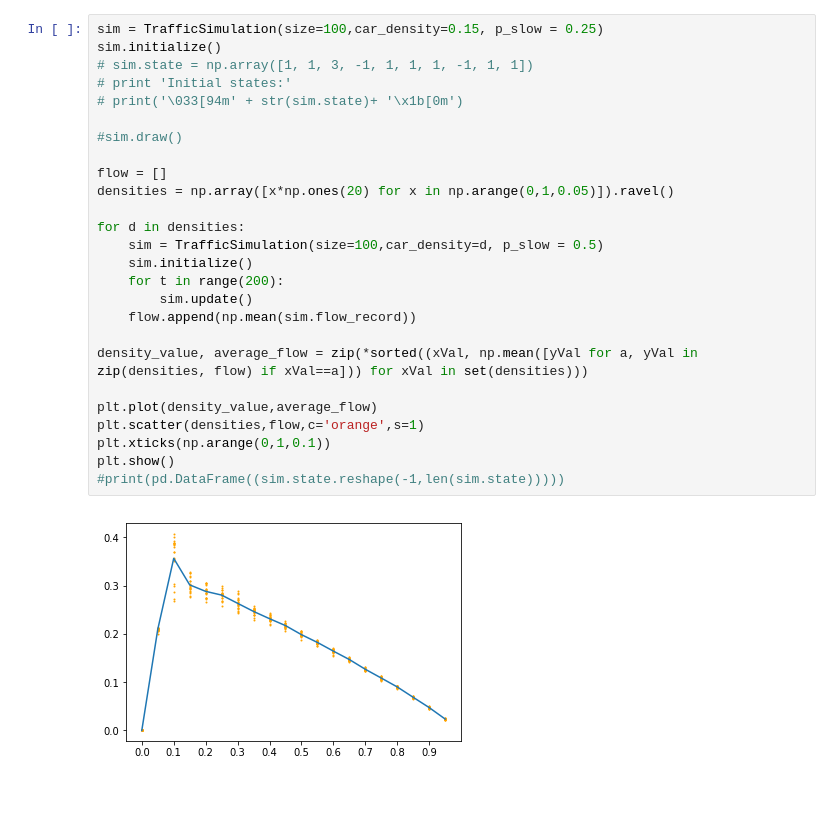
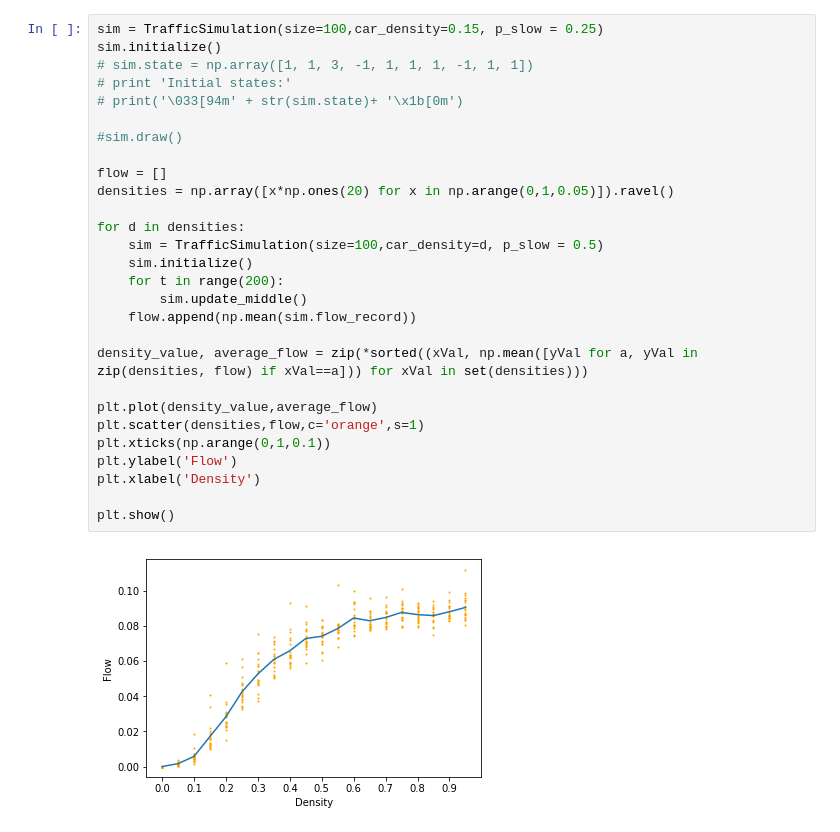
Before and after one commit to Ngort/CS166, a Jupyter notebook: MS_4_1_TrafficSimulation.ipynb, the cells around one changed output. Saved outputs shown, nothing was run; the diff lists cells and outputs as text; blank space fills up the shorter version.

```diff
--- a/MS_4_1_TrafficSimulation.ipynb
+++ b/MS_4_1_TrafficSimulation.ipynb
@@ -197,28 +259,30 @@ class TrafficSimulation:
 # %%
 sim = TrafficSimulation(size=100,car_density=0.15, p_slow = 0.25)
 sim.initialize()
 # sim.state = np.array([1, 1, 3, -1, 1, 1, 1, -1, 1, 1])
 # print 'Initial states:'
 # print('\033[94m' + str(sim.state)+ '\x1b[0m')
 
 #sim.draw()
 
 flow = []
 densities = np.array([x*np.ones(20) for x in np.arange(0,1,0.05)]).ravel()
 
 for d in densities:
     sim = TrafficSimulation(size=100,car_density=d, p_slow = 0.5)
     sim.initialize()
     for t in range(200):
-        sim.update()
+        sim.update_middle()
     flow.append(np.mean(sim.flow_record))
 
 density_value, average_flow = zip(*sorted((xVal, np.mean([yVal for a, yVal in zip(densities, flow) if xVal==a])) for xVal in set(densities)))
 
 plt.plot(density_value,average_flow)
 plt.scatter(densities,flow,c='orange',s=1)
 plt.xticks(np.arange(0,1,0.1))
+plt.ylabel('Flow')
+plt.xlabel('Density')
+
 plt.show()
-#print(pd.DataFrame((sim.state.reshape(-1,len(sim.state)))))
 # %% [output]
-[figure, old version]
+[figure, new version]
```
Also changed, not shown: parts of 18 cells of this notebook.
